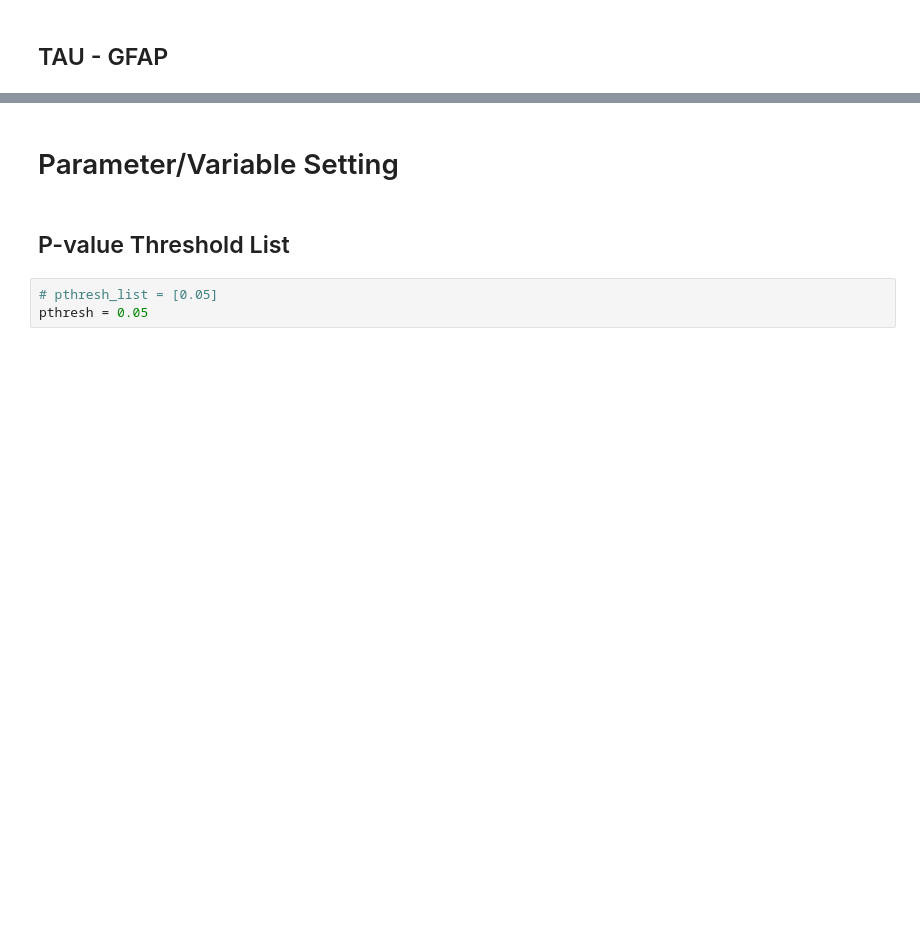
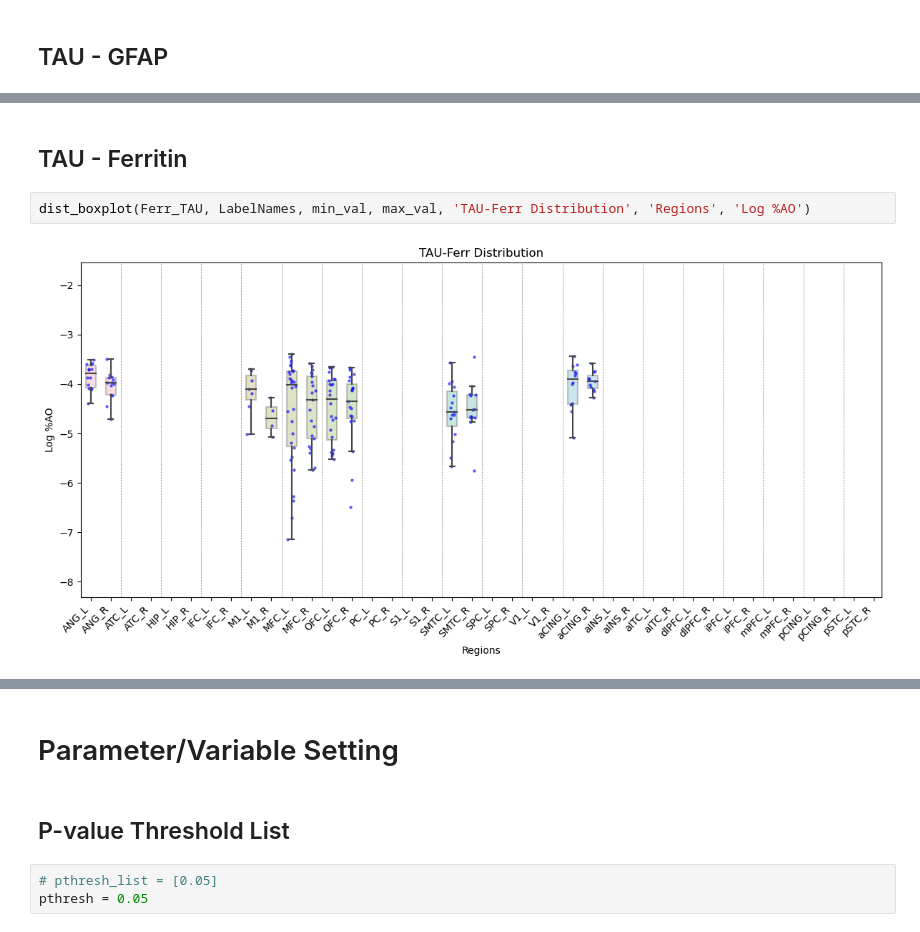
Before and after one commit to dontminchenit/mBIN, a Jupyter notebook: FTD_JupyterNotebook/GFAP_Ferritin_Analysis/[1] Compute Covariance Matrix [TAU, TDP - GFAP, Ferritin].ipynb, the cells around one changed output, grey strips where cells are left out. Saved outputs shown, nothing was run; the diff lists cells and outputs as text; blank space fills up the shorter version.

```diff
--- a/FTD_JupyterNotebook/GFAP_Ferritin_Analysis/[1] Compute Covariance Matrix [TAU, TDP - GFAP, Ferritin].ipynb
+++ b/FTD_JupyterNotebook/GFAP_Ferritin_Analysis/[1] Compute Covariance Matrix [TAU, TDP - GFAP, Ferritin].ipynb
@@ -59,0 +114,6 @@ f.close()
+# %% [markdown]
+## TAU - Ferritin
+# %%
+dist_boxplot(Ferr_TAU, LabelNames, min_val, max_val, 'TAU-Ferr Distribution', 'Regions', 'Log %AO')
+# %% [output]
+[figure, added]
```
Also changed, not shown: parts of 8 cells of this notebook, 2 other files.
